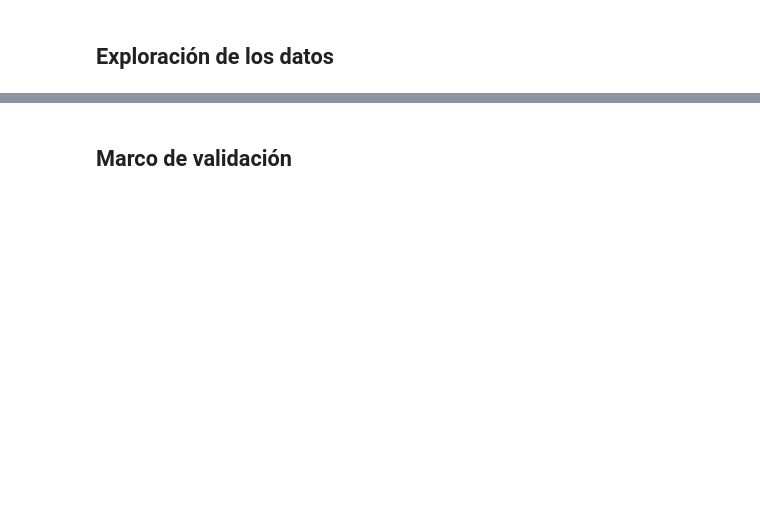
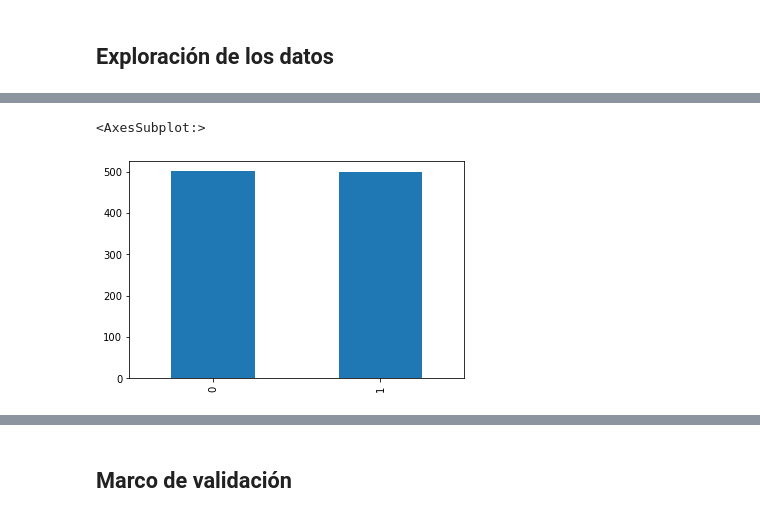
Before and after one commit to mlondono-oc/LEA2, a Jupyter notebook: Modulo2/M1_Algoritmos_bases_introductorios_RLog.ipynb, the cells around one changed output, grey strips where cells are left out. Drawn from its saved outputs; the diff is of its cells as text; code cells hidden in the pictures; blank space fills up the shorter version.

```diff
--- a/Modulo2/M1_Algoritmos_bases_introductorios_RLog.ipynb
+++ b/Modulo2/M1_Algoritmos_bases_introductorios_RLog.ipynb
@@ -30,0 +29,4 @@ Documentación del modelo: https://scikit-learn.org/stable/modules/generated/skl
+# %%
+# Lectura de los datos
+df_students = pd.read_csv('https://raw.githubusercontent.com/mlondono-oc/LEA2_20232/main/Modulo2/data/student-pass-fail-data.csv')
+df_students.head(3)
@@ -39,2 +72,8 @@ Documentación del modelo: https://scikit-learn.org/stable/modules/generated/skl
 # %%
 # Preparación inicial de los datos
+df_students = df_students.rename(columns = {'Pass_Or_Fail': 'target', 'Self_Study_Daily': 'self_study', 'Tution_Monthly': 'tution_monthly'})
+# %%
+df_students['target'].value_counts().plot(kind = 'bar')
+# %% [output]
+<AxesSubplot:>
+[figure, added]
```
Also changed, not shown: parts of 19 cells of this notebook, 1 other file.
